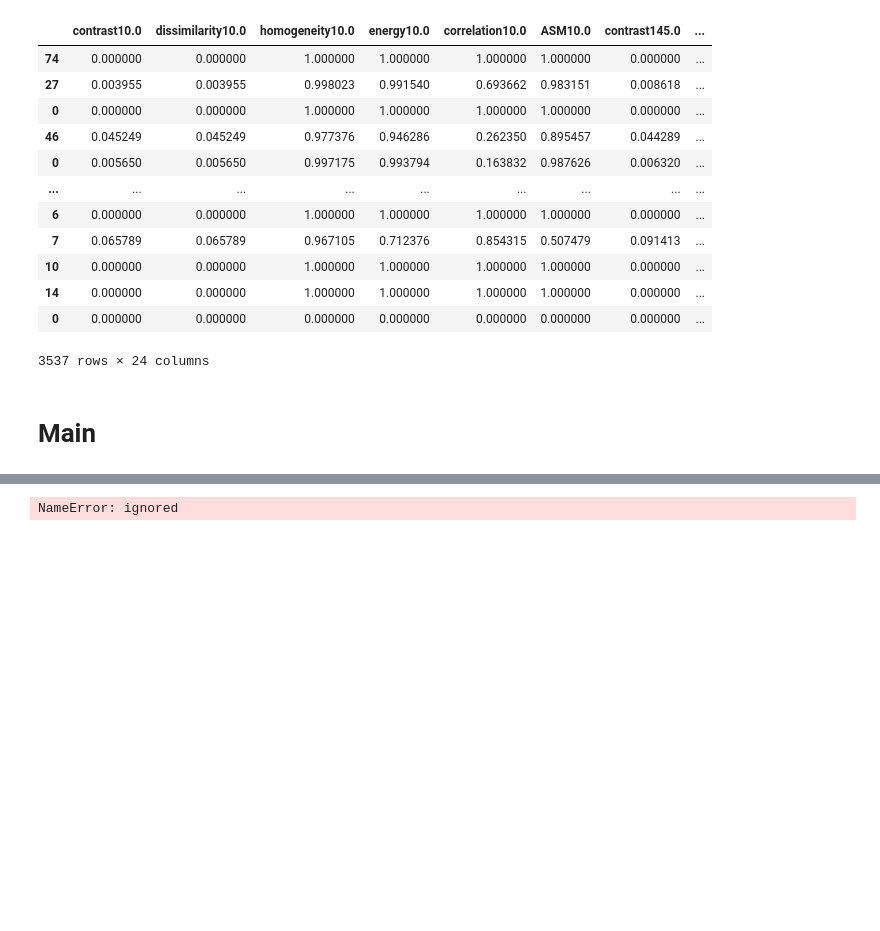
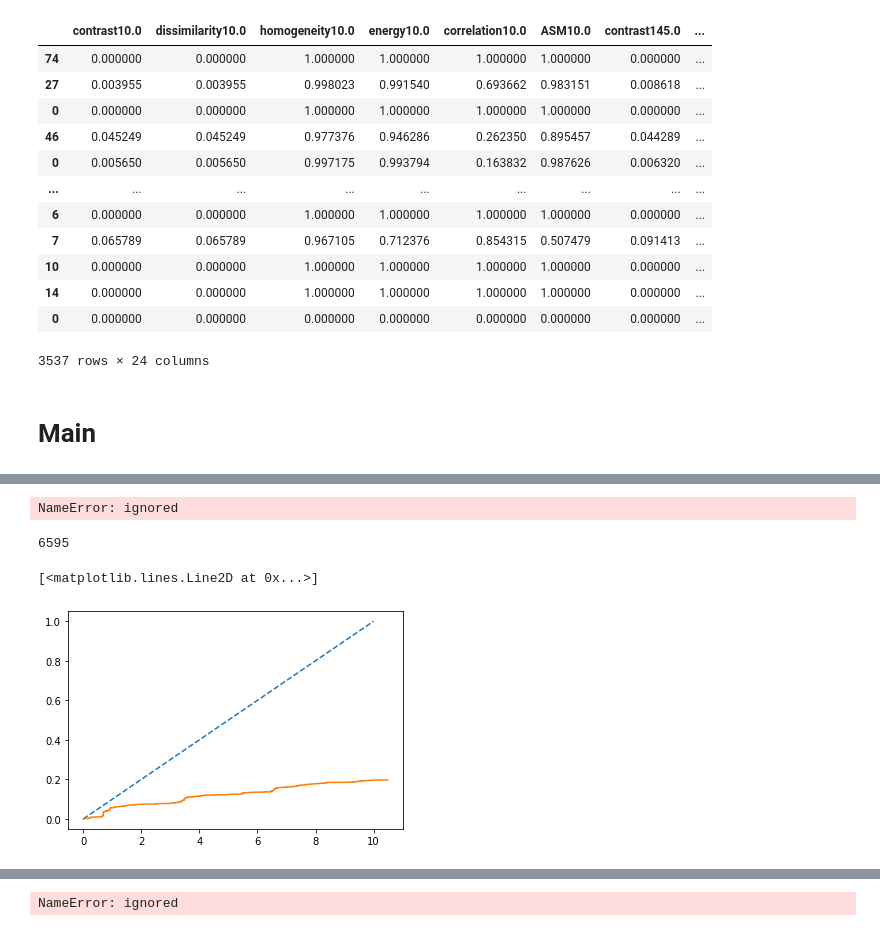
Before and after one commit to emyesme/CalcificationDetection, a Jupyter notebook: ML_structure_project.ipynb, the cells around one changed output, grey strips where cells are left out. Saved outputs shown, nothing was run; the diff lists cells and outputs as text; code cells hidden in the pictures; blank space fills up the shorter version.

```diff
--- a/ML_structure_project.ipynb
+++ b/ML_structure_project.ipynb
@@ -644,0 +929,43 @@ labels
+# %%
+  dfROC = pd.read_csv(os.path.join('/content',
+                                'drive',
+                                'MyDrive',
+                                'Results',
+                                'FROC_calculations_{}_pip{}_{}.csv'.format('KNN', '4', 5296)), index_col=0)
+# %%
+import matplotlib.pyplot as plt
+
+
+fn = 5296
+tpc = 0
+fpc = 0
+normals = len(dfROC.loc[dfROC.type == 'FP'])
+
+tpr = []
+fppi = []
+
+dfROC = dfROC.sort_values('prob', ascending=False)
+tp = len(dfROC.loc[dfROC.type == 'TP'])
+
+for index, row in dfROC.iterrows():
+  if row.type == 'TP':
+    tpc += 1
+  else:
+    fpc +=1
+
+  tpr.append( tpc/(tp+fn) )
+  fppi.append( fpc/normals )
+# %% [output]
+NameError: ignored
+# %%
+tp+fn
+# %% [output]
+6595
+# %%
+import matplotlib.pyplot as plt
+
+plt.plot([0,10], [0,1], linestyle="--")
+plt.plot(fppi, tpr)
+# %% [output]
+[<matplotlib.lines.Line2D at 0x...>]
+[figure, added]
```
Also changed, not shown: parts of 35 cells of this notebook.
